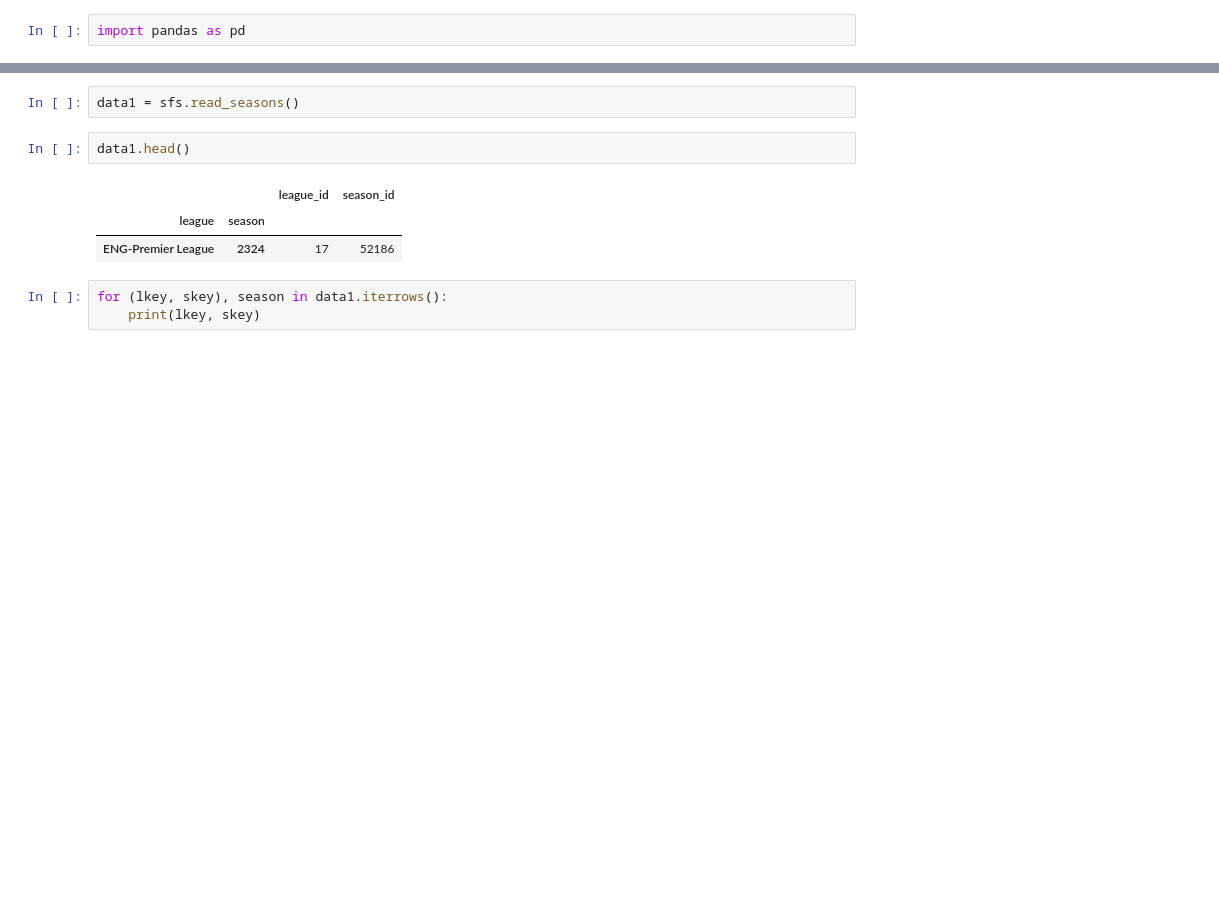
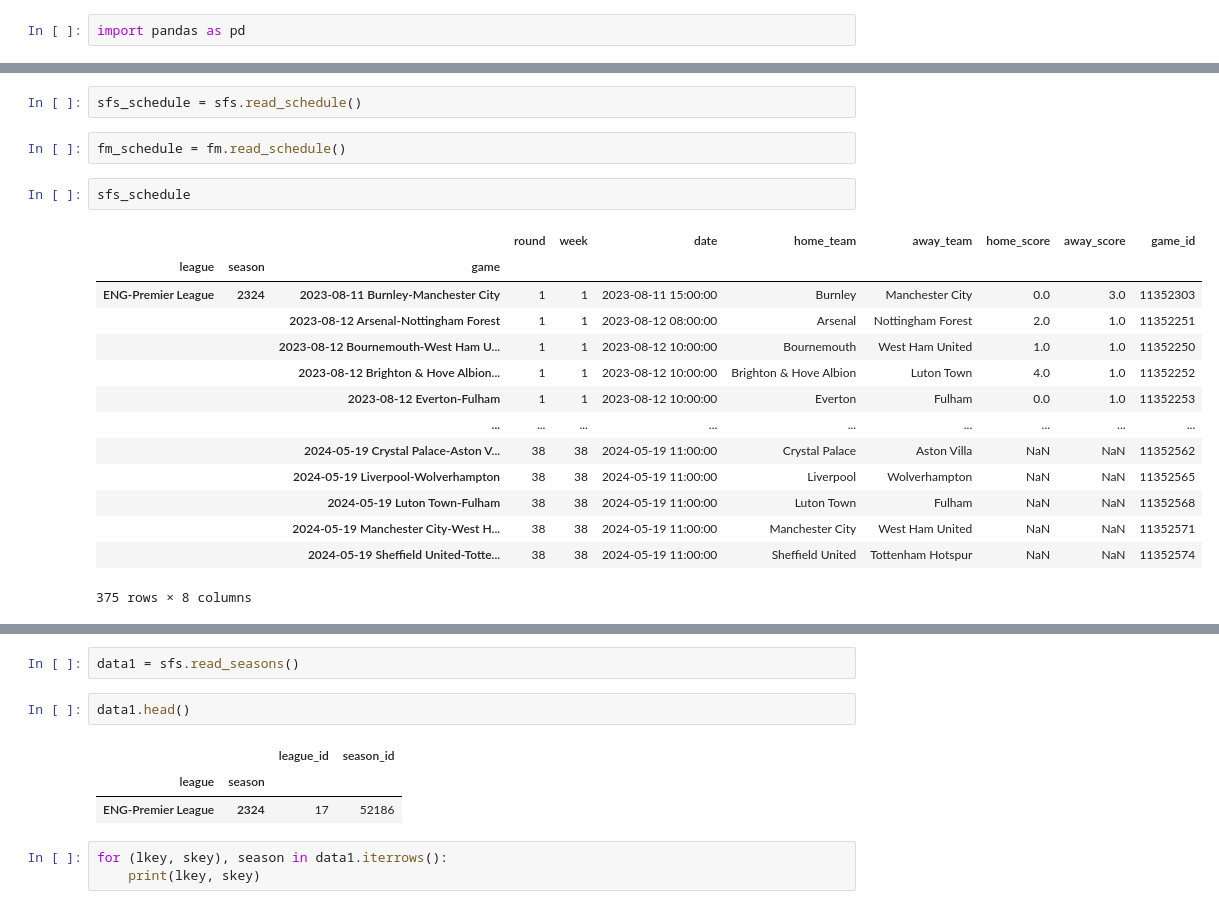
Before and after one commit to probberechts/soccerdata, a Jupyter notebook: soccerdata/sofascore_scraper.ipynb, the cells around one changed output, grey strips where cells are left out. Cells and saved outputs as stored; diff of their text form; blank space fills up the shorter version.

```diff
--- a/soccerdata/sofascore_scraper.ipynb
+++ b/soccerdata/sofascore_scraper.ipynb
@@ -128,0 +22,21 @@ ws.read_schedule()
+# %%
+sfs_schedule = sfs.read_schedule()
+# %%
+fm_schedule = fm.read_schedule()
+# %%
+sfs_schedule
+# %% [output]
+|  |  |  | round | week | date | home_team | away_team | home_score | away_score | game_id |
+| league | season | game |  |  |  |  |  |  |  |  |
+| ENG-Premier League | 2324 | 2023-08-11 Burnley-Manchester City | 1 | 1 | 2023-08-11 15:00:00 | Burnley | Manchester City | 0.0 | 3.0 | 11352303 |
+|  |  | 2023-08-12 Arsenal-Nottingham Forest | 1 | 1 | 2023-08-12 08:00:00 | Arsenal | Nottingham Forest | 2.0 | 1.0 | 11352251 |
+|  |  | 2023-08-12 Bournemouth-West Ham U... | 1 | 1 | 2023-08-12 10:00:00 | Bournemouth | West Ham United | 1.0 | 1.0 | 11352250 |
+|  |  | 2023-08-12 Brighton & Hove Albion... | 1 | 1 | 2023-08-12 10:00:00 | Brighton & Hove Albion | Luton Town | 4.0 | 1.0 | 11352252 |
+|  |  | 2023-08-12 Everton-Fulham | 1 | 1 | 2023-08-12 10:00:00 | Everton | Fulham | 0.0 | 1.0 | 11352253 |
+|  |  | ... | ... | ... | ... | ... | ... | ... | ... | ... |
+|  |  | 2024-05-19 Crystal Palace-Aston V... | 38 | 38 | 2024-05-19 11:00:00 | Crystal Palace | Aston Villa | NaN | NaN | 11352562 |
+|  |  | 2024-05-19 Liverpool-Wolverhampton | 38 | 38 | 2024-05-19 11:00:00 | Liverpool | Wolverhampton | NaN | NaN | 11352565 |
+|  |  | 2024-05-19 Luton Town-Fulham | 38 | 38 | 2024-05-19 11:00:00 | Luton Town | Fulham | NaN | NaN | 11352568 |
+|  |  | 2024-05-19 Manchester City-West H... | 38 | 38 | 2024-05-19 11:00:00 | Manchester City | West Ham United | NaN | NaN | 11352571 |
+|  |  | 2024-05-19 Sheffield United-Totte... | 38 | 38 | 2024-05-19 11:00:00 | Sheffield United | Tottenham Hotspur | NaN | NaN | 11352574 |
+375 rows × 8 columns
```
Also changed, not shown: parts of 36 cells of this notebook, 5 other files.
